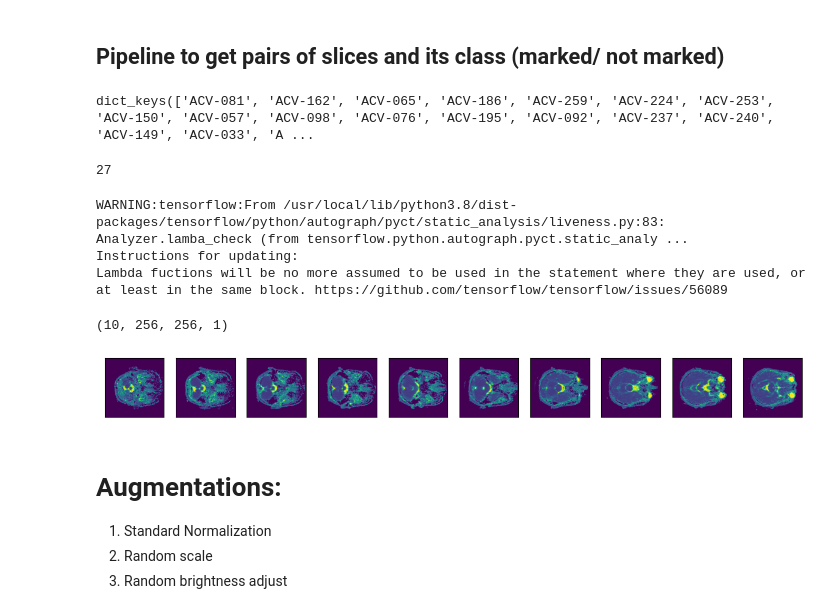
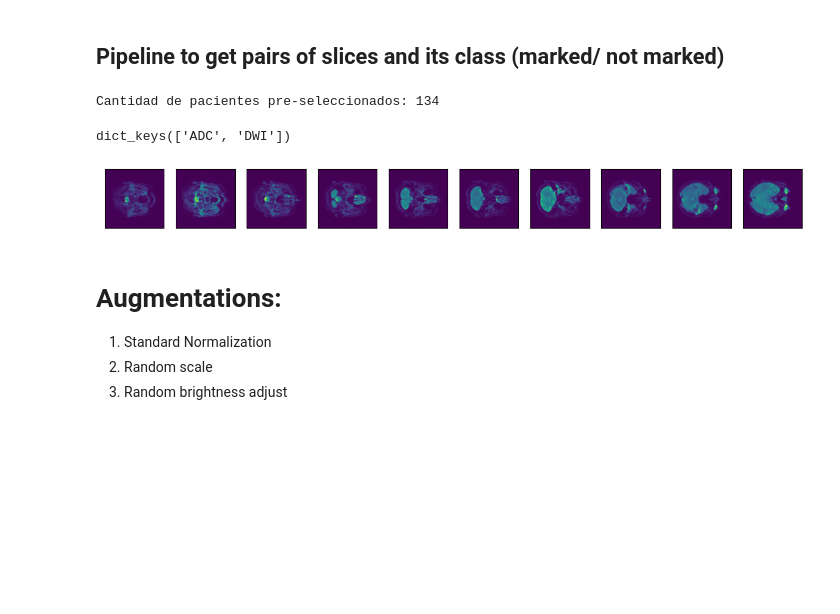
Before and after one commit to JulianGarciaDuarte/ACV_utilities, a Jupyter notebook: BaselineContrastive.ipynb, the cells around one changed output. Drawn from its saved outputs; the diff is of its cells as text; code cells hidden in the pictures; blank space fills up the shorter version.

Commit message:
Se termina la creacion de dataset multimodal

```diff
--- a/BaselineContrastive.ipynb
+++ b/BaselineContrastive.ipynb
@@ -172,75 +257,40 @@ for data in dataset:
     patient_code = temporal_dict['patient']
     # Checks if the patient is already in the dictionary
     if not(patient_code in data_dict.keys()):
-        data_dict[patient_code] = DataSegment(['ADC', 'DWI'])
+        data_dict[patient_code] = DataSegment(modalities)
 
     data_dict[patient_code].set_image(temporal_dict)
 
 
 data_dict.keys()
+print(f'Cantidad de pacientes pre-seleccionados: {len(data_dict.keys())}')
 # %% [output]
-dict_keys(['ACV-081', 'ACV-162', 'ACV-065', 'ACV-186', 'ACV-259', 'ACV-224', 'ACV-253', 'ACV-150', 'ACV-057', 'ACV-098', 'ACV-076', 'ACV-195', 'ACV-092', 'ACV-237', 'ACV-240', 'ACV-149', 'ACV-033', 'A ...
+Cantidad de pacientes pre-seleccionados: 134
-# %%
-labeled_list = []
-tensor_list = []
-labels_list = []
-count_deleted = 0
-
-for paciente, data in data_dict.items():
-    if data.has_masks():
-        # Toma las mascaras y las suma. ASUME QUE TODAS LAS IMAGENES TIENEN EL MISMO SHAPE
-        mask_union = data.get_merged(masks=True)
-
-        # Gets the slices where there is lesion
-        labels = (tf.reduce_sum(tf.reduce_sum(mask_union, axis=0), axis=0)).numpy()
-        labels = (labels > 0).astype(int)
-
-        # Verifica que no sea una mascara vacia
-        if labels.max() != 0:
-            # Une todas las imagenes en una sola lista acumulada
-            image = data['SERIES_LIST'][0]
-            image = image + np.abs(image.numpy().min())
-            image = image / image.numpy().max()
-            image = tf.image.resize(image, (image_size, image_size))
-            tensor_list += tf.unstack(image, axis=2)
-
-            # Une todas las etiquetas en una sola lista acumulada
-            labels_list += np.split(labels, len(labels))
-        else:
-            count_deleted+=1
-
-    else:
-        count_deleted += 1
-        continue
-
-print(f'Ignored images: {count_deleted}')
-labeled_dataset = [tensor_list, labels_list]
-#labeled_dataset = split_into_batches(labeled_dataset)
-# %% [output]
-27
-# %%
-dataset_imgs = tf.data.Dataset.from_tensor_slices(tensor_list).batch(batch_size)
-dataset_imgs = dataset_imgs.map(lambda x: x[..., tf.newaxis])
-# %% [output]
-WARNING:tensorflow:From /usr/local/lib/python3.8/dist-packages/tensorflow/python/autograph/pyct/static_analysis/liveness.py:83: Analyzer.lamba_check (from tensorflow.python.autograph.pyct.static_analy ...
-Instructions for updating:
-Lambda fuctions will be no more assumed to be used in the statement where they are used, or at least in the same block. https://github.com/tensorflow/tensorflow/issues/56089
+# %%
+dataset_dict, labels_dict = get_labeled_dataset(data_dict)
+adc_dataset = dataset_dict['ADC']
+dwi_dataset = dataset_dict['DWI']
+adc_labels = labels_dict['ADC']
+dwi_labels = labels_dict['DWI']
+# %%
+print(data_dict['ACV-214'].masks.keys())
+# %% [output]
+dict_keys(['ADC', 'DWI'])
 # %%
 # Show some samples
 #sample = labeled_dataset[0][0:b_size]
-sample = next(iter(dataset_imgs))[0:10]
+sample = next(iter(dwi_dataset))[0:10]
 
 plt.figure(figsize=(15, 10))
 for idx, image in enumerate(sample):
     plt.subplot(1, b_size, idx+1)
     plt.imshow(image)
     plt.xticks([])
     plt.yticks([])
 
 plt.show()
 # %% [output]
-(10, 256, 256, 1)
-[figure, old version]
+[figure, new version]
 # %% [markdown]
 # Augmentations:
 
```
Also changed, not shown: parts of 1 cell of this notebook, 1 other file.
